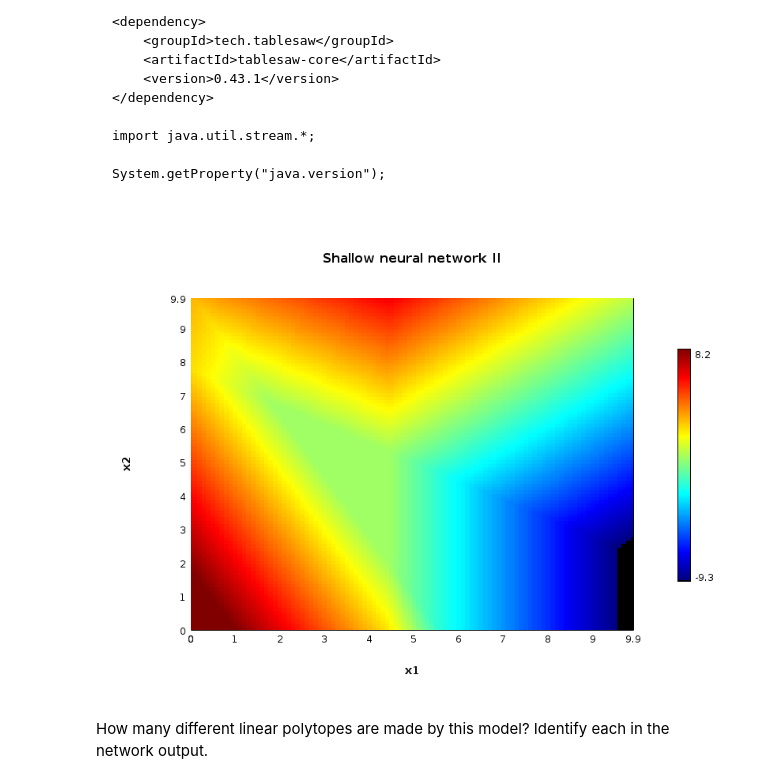
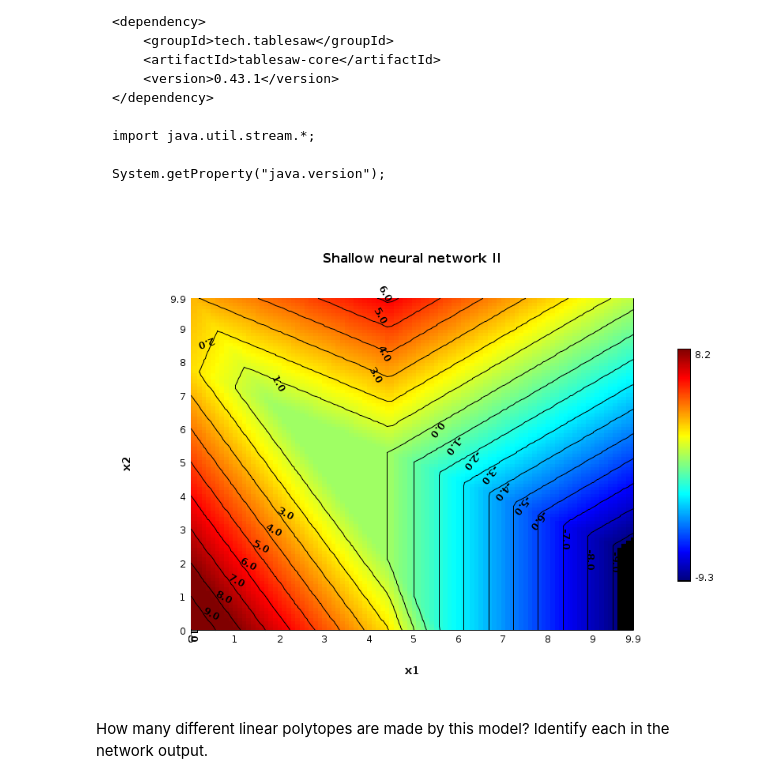
Before and after one commit to jamalromero/colab, a Jupyter notebook: 3_2_Shallow_Networks_II.ipynb, the cells around one changed output. Drawn from its saved outputs; the diff is of its cells as text; code cells hidden in the pictures.

```diff
--- a/3_2_Shallow_Networks_II.ipynb
+++ b/3_2_Shallow_Networks_II.ipynb
@@ -60,10 +65,12 @@ NDArray linearFunction(NDArray x1, NDArray x2,
   return h1.mul(phi_1).add(h2.mul(phi_2)).add(h3.mul(phi_3)).add(phi_0);
 }
 # %%
-Canvas plotMap(NDArray x1, NDArray x2, NDArray y, boolean isHeatmap) {
+Canvas plotMap(NDArray x1, NDArray x2, NDArray y, boolean isHeatmap, boolean withContour) {
     if(isHeatmap) {
         var canvas = Heatmap.of(x1.toDoubleArray(), x2.toDoubleArray(), toDoubleArray(y), 256).canvas();
-        //canvas.add(Contour.of(x1.toDoubleArray(), x2.toDoubleArray(), toDoubleArray(y), 256));
+        if(withContour) {
+          canvas.add(Contour.of(x1.toDoubleArray(), x2.toDoubleArray(), toDoubleArray(y), 256));
+        }
         canvas.setAxisLabels("x1", "x2");
         return canvas;
     } else {
@@ -75,20 +82,20 @@ Canvas plotMap(NDArray x1, NDArray x2, NDArray y, boolean isHeatmap) {
 # %%
 var x1 = manager.arange(0f, 10f, 0.1f, DataType.FLOAT64);
 var x2 = manager.arange(0f, 10f, 0.1f, DataType.FLOAT64);
 
 var gridMap = meshgrid(x1, x2);
 
 var y = linearFunction(gridMap.get("x1"), gridMap.get("x2"),
                        theta_10,  theta_11, theta_12,
                        theta_20, theta_21, theta_22,
                        theta_30, theta_31, theta_32,
-                       phi_0, phi_1, phi_2, phi_3
-                       );
+                       phi_0, phi_1, phi_2, phi_3,
+                       true);
 
-var canvas = plotMap(x1, x2, y, true);
+var canvas = plotMap(x1, x2, y, true, true);
 canvas.setTitle("Shallow neural network II");
 canvas.toBufferedImage(800, 600);
 # %% [output]
-[figure, old version]
+[figure, new version]
 # %% [markdown]
 How many different linear polytopes are made by this model?  Identify each in the network output.
```
Also changed, not shown: parts of 3 cells of this notebook.
